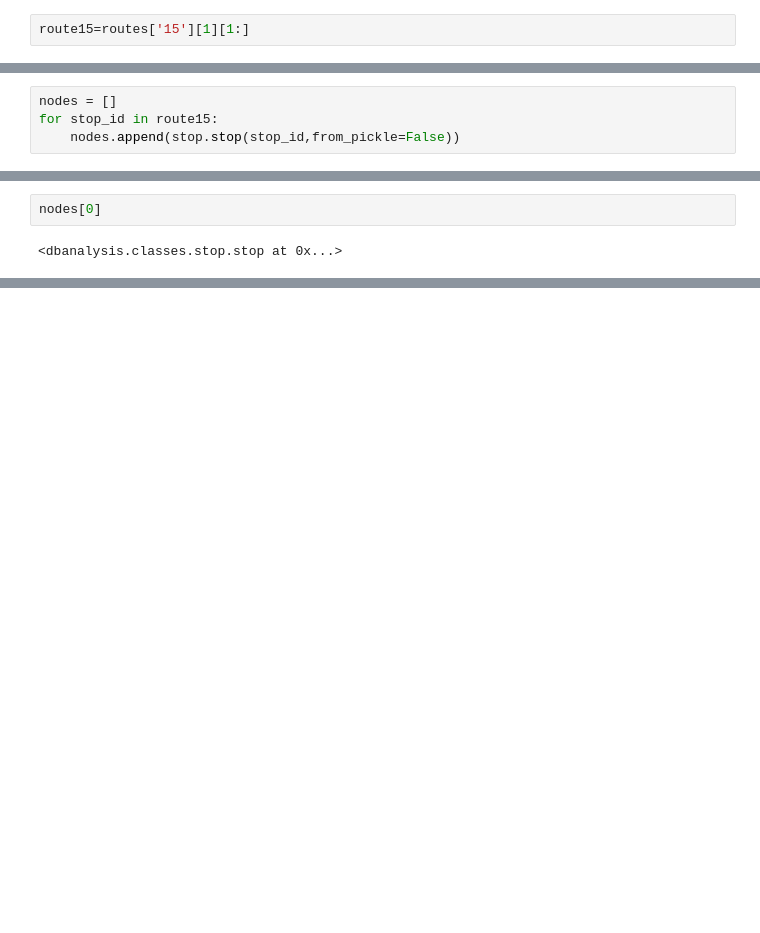
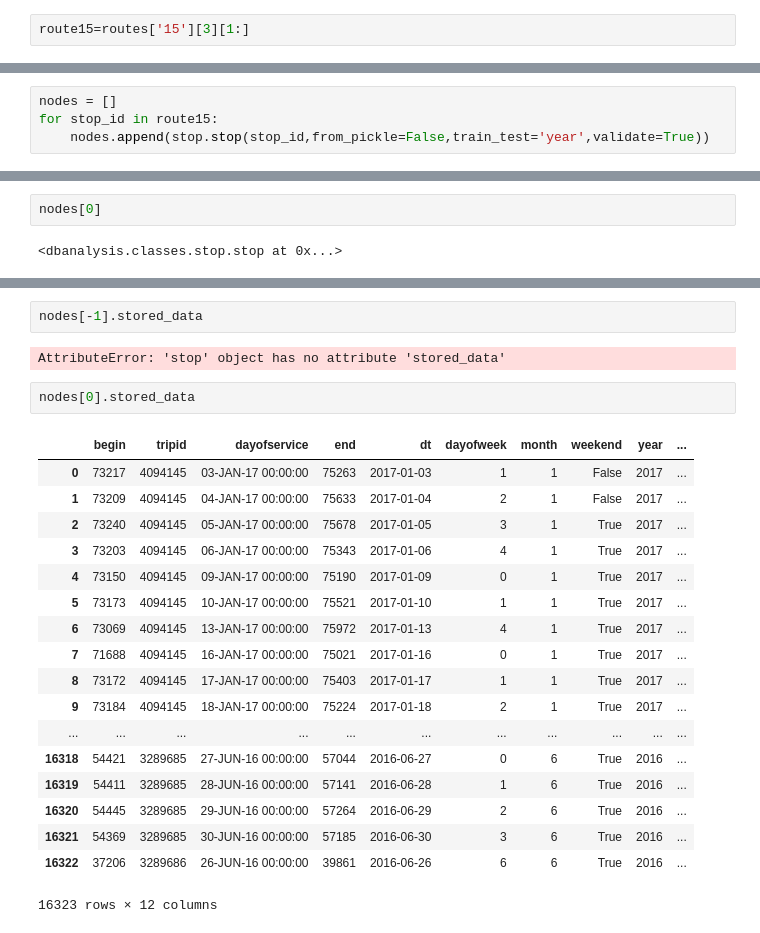
Before and after one commit to Manjunathsk92/dublinbikesanalysis, a Jupyter notebook: notebooks/Testing chained models.ipynb, the cells around one changed output, grey strips where cells are left out. Cells and saved outputs as stored; diff of their text form; blank space fills up the shorter version.

```diff
--- a/notebooks/Testing chained models.ipynb
+++ b/notebooks/Testing chained models.ipynb
@@ -20,7 +20,7 @@ dir(stop)
  'stop',
  'stop_time_table']
 # %%
-route15=routes['15'][1][1:]
+route15=routes['15'][3][1:]
 # %%
 import pandas as pd
 from dbanalysis import headers as hds
@@ -52,4 +51,4 @@ arrives =
 # %%
 nodes = []
 for stop_id in route15:
-    nodes.append(stop.stop(stop_id,from_pickle=False))
+    nodes.append(stop.stop(stop_id,from_pickle=False,train_test='year',validate=True))
@@ -67,0 +153,25 @@ AttributeError: 'stop' object has no attribute 'lat'
+# %%
+nodes[-1].stored_data
+# %% [output]
+AttributeError: 'stop' object has no attribute 'stored_data'
+# %%
+nodes[0].stored_data
+# %% [output]
+|  | begin | tripid | dayofservice | end | dt | dayofweek | month | weekend | year | ... |
+| 0 | 73217 | 4094145 | 03-JAN-17 00:00:00 | 75263 | 2017-01-03 | 1 | 1 | False | 2017 | ... |
+| 1 | 73209 | 4094145 | 04-JAN-17 00:00:00 | 75633 | 2017-01-04 | 2 | 1 | False | 2017 | ... |
+| 2 | 73240 | 4094145 | 05-JAN-17 00:00:00 | 75678 | 2017-01-05 | 3 | 1 | True | 2017 | ... |
+| 3 | 73203 | 4094145 | 06-JAN-17 00:00:00 | 75343 | 2017-01-06 | 4 | 1 | True | 2017 | ... |
+| 4 | 73150 | 4094145 | 09-JAN-17 00:00:00 | 75190 | 2017-01-09 | 0 | 1 | True | 2017 | ... |
+| 5 | 73173 | 4094145 | 10-JAN-17 00:00:00 | 75521 | 2017-01-10 | 1 | 1 | True | 2017 | ... |
+| 6 | 73069 | 4094145 | 13-JAN-17 00:00:00 | 75972 | 2017-01-13 | 4 | 1 | True | 2017 | ... |
+| 7 | 71688 | 4094145 | 16-JAN-17 00:00:00 | 75021 | 2017-01-16 | 0 | 1 | True | 2017 | ... |
+| 8 | 73172 | 4094145 | 17-JAN-17 00:00:00 | 75403 | 2017-01-17 | 1 | 1 | True | 2017 | ... |
+| 9 | 73184 | 4094145 | 18-JAN-17 00:00:00 | 75224 | 2017-01-18 | 2 | 1 | True | 2017 | ... |
+| ... | ... | ... | ... | ... | ... | ... | ... | ... | ... | ... |
+| 16318 | 54421 | 3289685 | 27-JUN-16 00:00:00 | 57044 | 2016-06-27 | 0 | 6 | True | 2016 | ... |
+| 16319 | 54411 | 3289685 | 28-JUN-16 00:00:00 | 57141 | 2016-06-28 | 1 | 6 | True | 2016 | ... |
+| 16320 | 54445 | 3289685 | 29-JUN-16 00:00:00 | 57264 | 2016-06-29 | 2 | 6 | True | 2016 | ... |
+| 16321 | 54369 | 3289685 | 30-JUN-16 00:00:00 | 57185 | 2016-06-30 | 3 | 6 | True | 2016 | ... |
+| 16322 | 37206 | 3289686 | 26-JUN-16 00:00:00 | 39861 | 2016-06-26 | 6 | 6 | True | 2016 | ... |
+16323 rows × 12 columns
```
Also changed, not shown: parts of 37 cells of this notebook, 6 other files.
